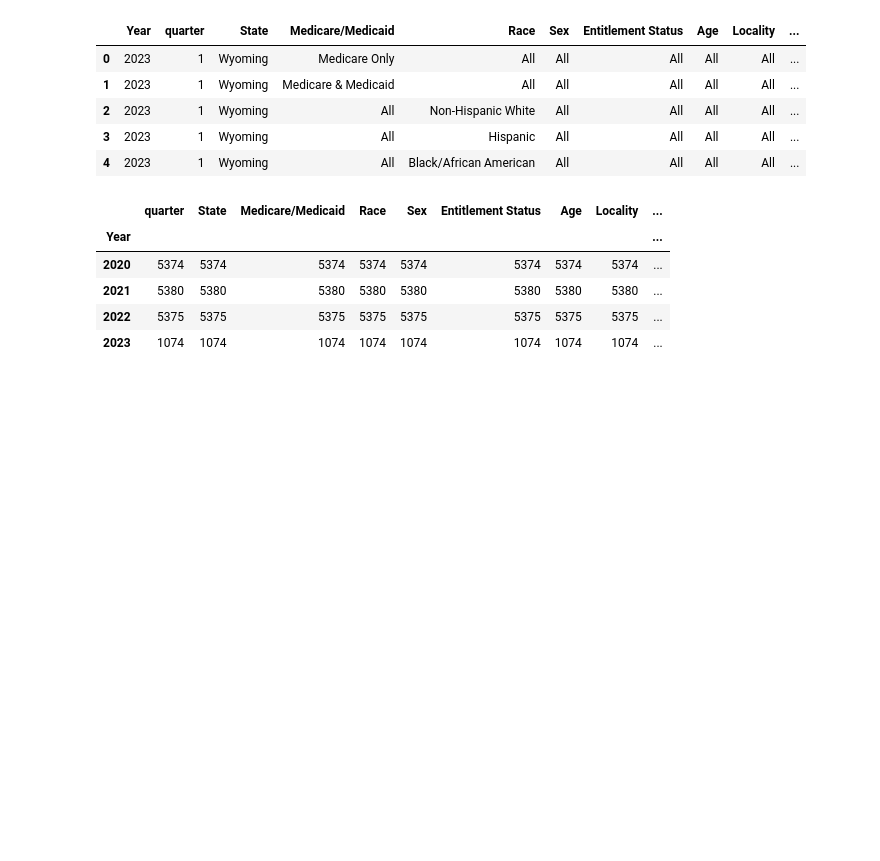
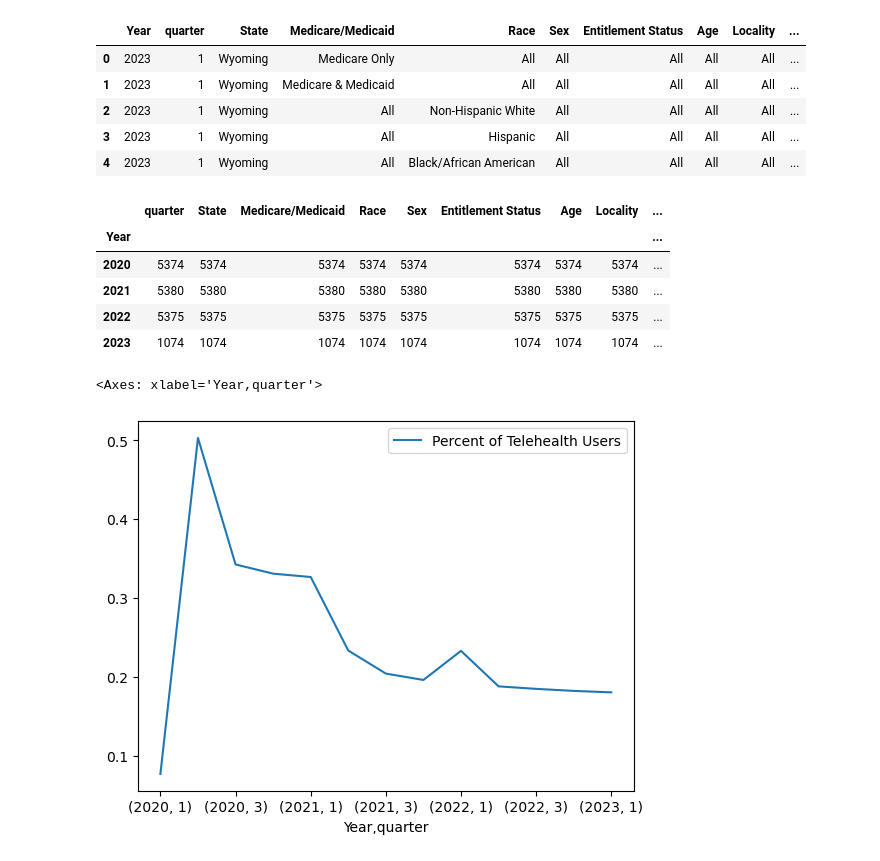
Before and after one commit to ID216135/Project-1, a Jupyter notebook: Medicare_Analysis.ipynb, the cells around one changed output. Saved outputs shown, nothing was run; the diff lists cells and outputs as text; code cells hidden in the pictures; blank space fills up the shorter version.

```diff
--- a/Medicare_Analysis.ipynb
+++ b/Medicare_Analysis.ipynb
@@ -63,5 +63,10 @@ cleaned_data.groupby("Year").count()
 | 2023 | 1074 | 1074 | 1074 | 1074 | 1074 | 1074 | 1074 | 1074 | ... |
 # %%
 #Separating National data from State data
-national = cleaned_data.loc[cleaned_data["State"] == "National"]
-state = cleaned_data.loc[cleaned_data["State"] != "National"]
+national = cleaned_data.loc[(cleaned_data["State"] == "National") & (cleaned_data['quarter']!="Overall")]
+state = cleaned_data.loc[(cleaned_data["State"] != "National") & (cleaned_data['quarter']!="Overall")]
+# %%
+national[["Year","quarter","Percent of Telehealth Users"]].groupby(["Year","quarter"]).mean().plot()
+# %% [output]
+<Axes: xlabel='Year,quarter'>
+[figure, added]
```
